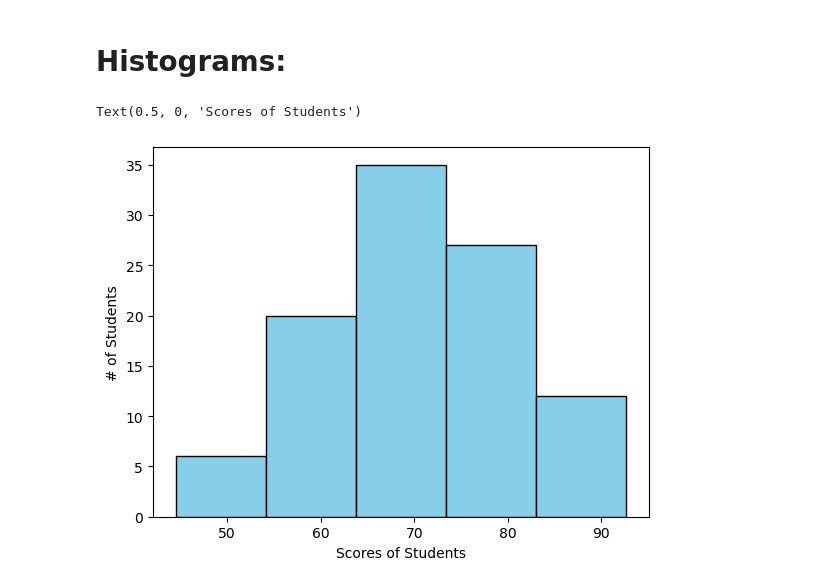
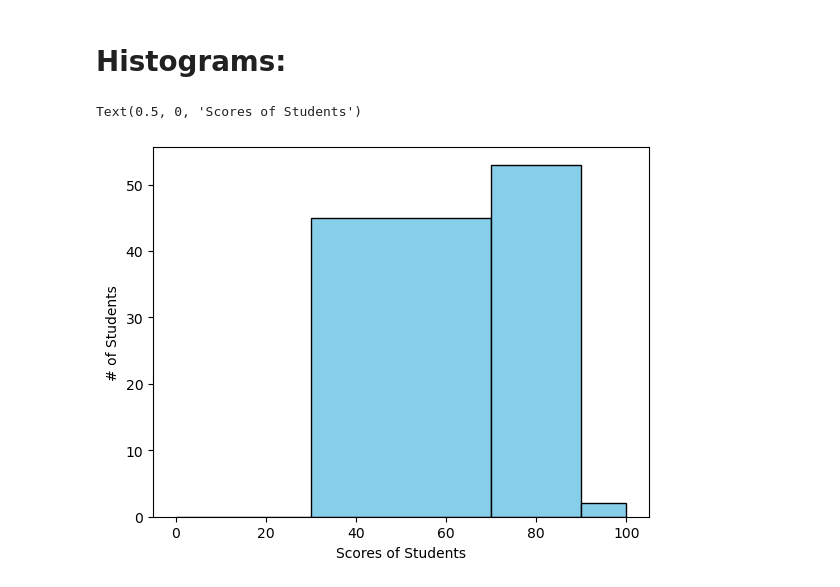
Before and after one commit to SatinderSinghSall/AI-and-Machine-Learning, a Jupyter notebook: 21. Data Visualization - Part 2/Matplotlib.ipynb, the cells around one changed output. Cells and saved outputs as stored; diff of their text form; code cells hidden in the pictures.

Commit message:
AI / ML: Data Visualization - Histograms.

```diff
--- a/21. Data Visualization - Part 2/Matplotlib.ipynb
+++ b/21. Data Visualization - Part 2/Matplotlib.ipynb
@@ -5,15 +5,18 @@ import matplotlib.pyplot as plt
 # Histograms:
 # %%
 np.random.seed(0)
+
 scores = np.random.normal(70, 10, 100)
+bins = [0, 30, 70, 90, 100]
+
 plt.hist(
     scores,
     color="skyblue",
     edgecolor="black",
-    bins=5
+    bins=bins
 )
 plt.ylabel("# of Students")
 plt.xlabel("Scores of Students")
 # %% [output]
 Text(0.5, 0, 'Scores of Students')
-[figure, old version]
+[figure, new version]
```
Also changed, not shown: parts of 2 cells of this notebook, 5 other files.
